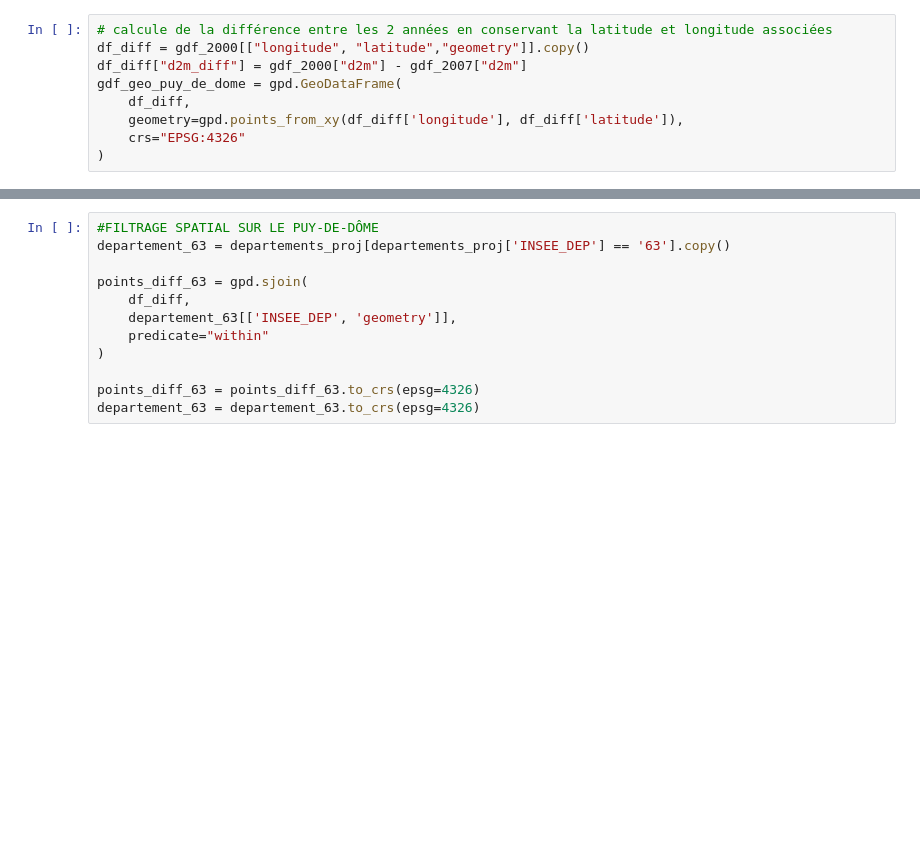
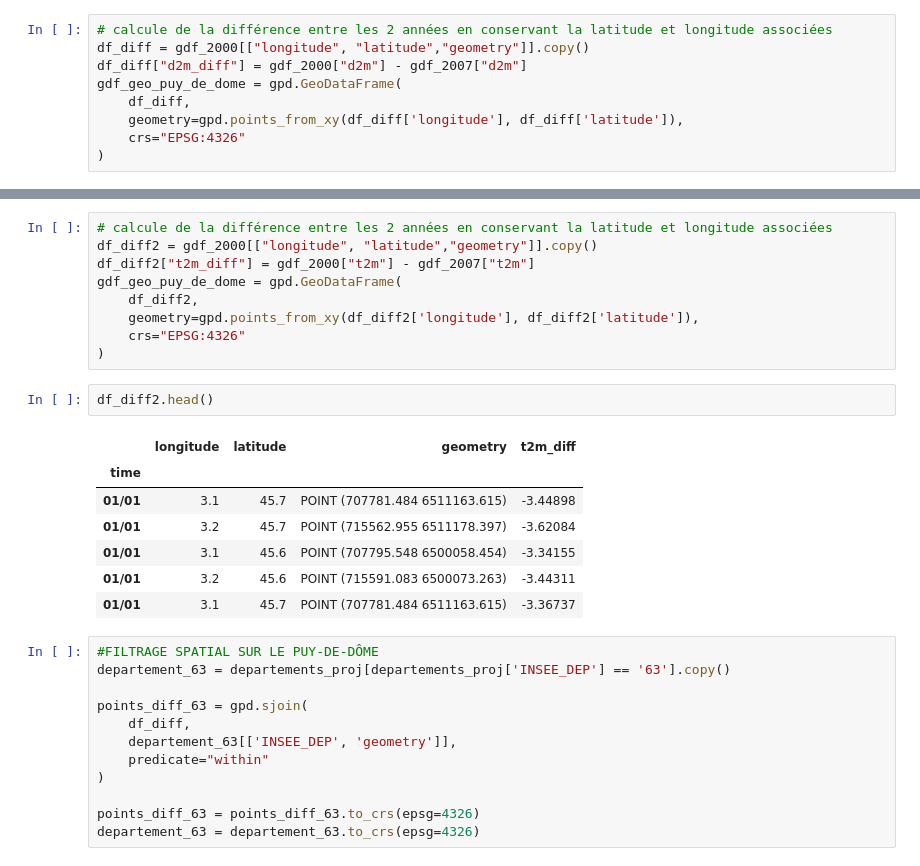
Before and after one commit to Aymanzej/Projet-5A, a Jupyter notebook: 3rd Month/Visualize_bdd.ipynb, the cells around one changed output, grey strips where cells are left out. Cells and saved outputs as stored; diff of their text form; blank space fills up the shorter version.

```diff
--- a/3rd Month/Visualize_bdd.ipynb
+++ b/3rd Month/Visualize_bdd.ipynb
@@ -120,3 +120,22 @@ df_diff.head()
+# %%
+# calcule de la différence entre les 2 années en conservant la latitude et longitude associées
+df_diff2 = gdf_2000[["longitude", "latitude","geometry"]].copy()
+df_diff2["t2m_diff"] = gdf_2000["t2m"] - gdf_2007["t2m"]
+gdf_geo_puy_de_dome = gpd.GeoDataFrame(
+    df_diff2,
+    geometry=gpd.points_from_xy(df_diff2['longitude'], df_diff2['latitude']),
+    crs="EPSG:4326"
+)
+# %%
+df_diff2.head()
+# %% [output]
+|  | longitude | latitude | geometry | t2m_diff |
+| time |  |  |  |  |
+| 01/01 | 3.1 | 45.7 | POINT (707781.484 6511163.615) | -3.44898 |
+| 01/01 | 3.2 | 45.7 | POINT (715562.955 6511178.397) | -3.62084 |
+| 01/01 | 3.1 | 45.6 | POINT (707795.548 6500058.454) | -3.34155 |
+| 01/01 | 3.2 | 45.6 | POINT (715591.083 6500073.263) | -3.44311 |
+| 01/01 | 3.1 | 45.7 | POINT (707781.484 6511163.615) | -3.36737 |
 # %%
 #FILTRAGE SPATIAL SUR LE PUY-DE-DÔME
 departement_63 = departements_proj[departements_proj['INSEE_DEP'] == '63'].copy()
```
Also changed, not shown: parts of 8 cells of this notebook, 39 other files.
